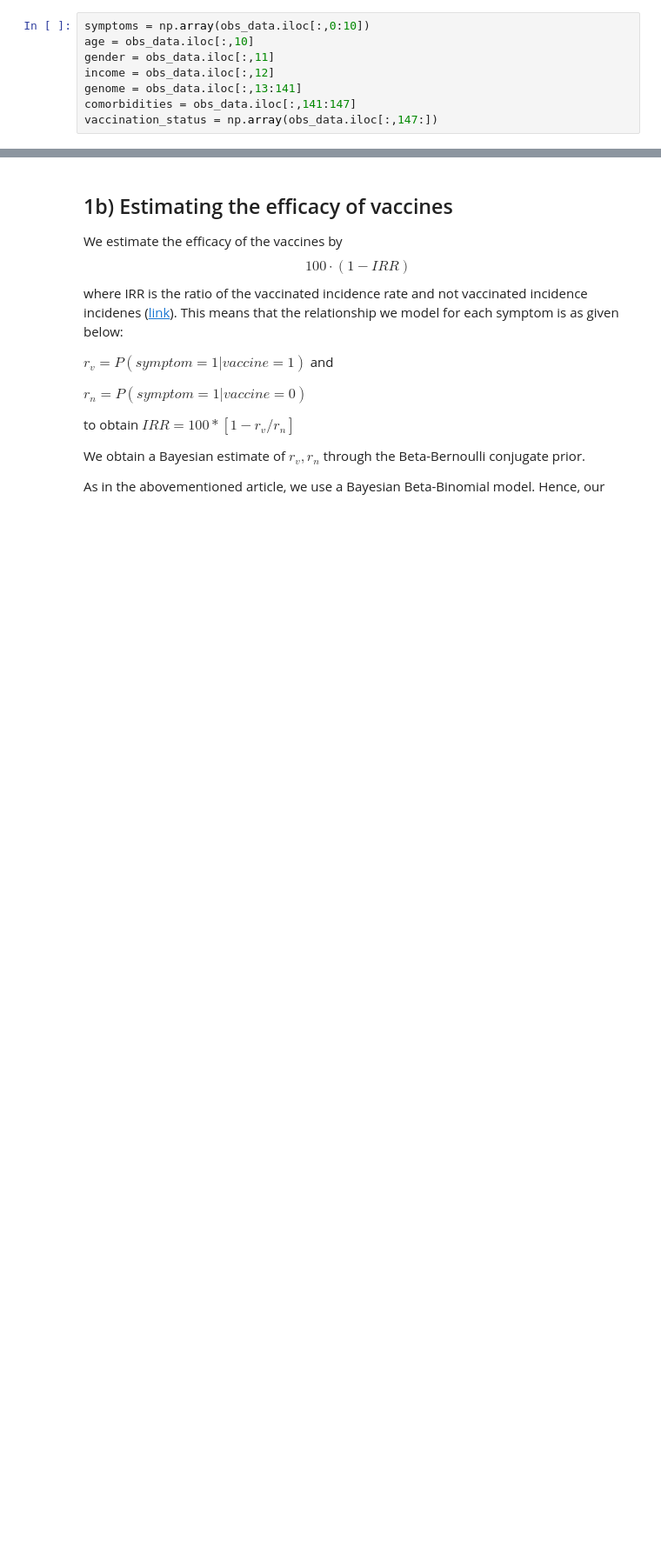
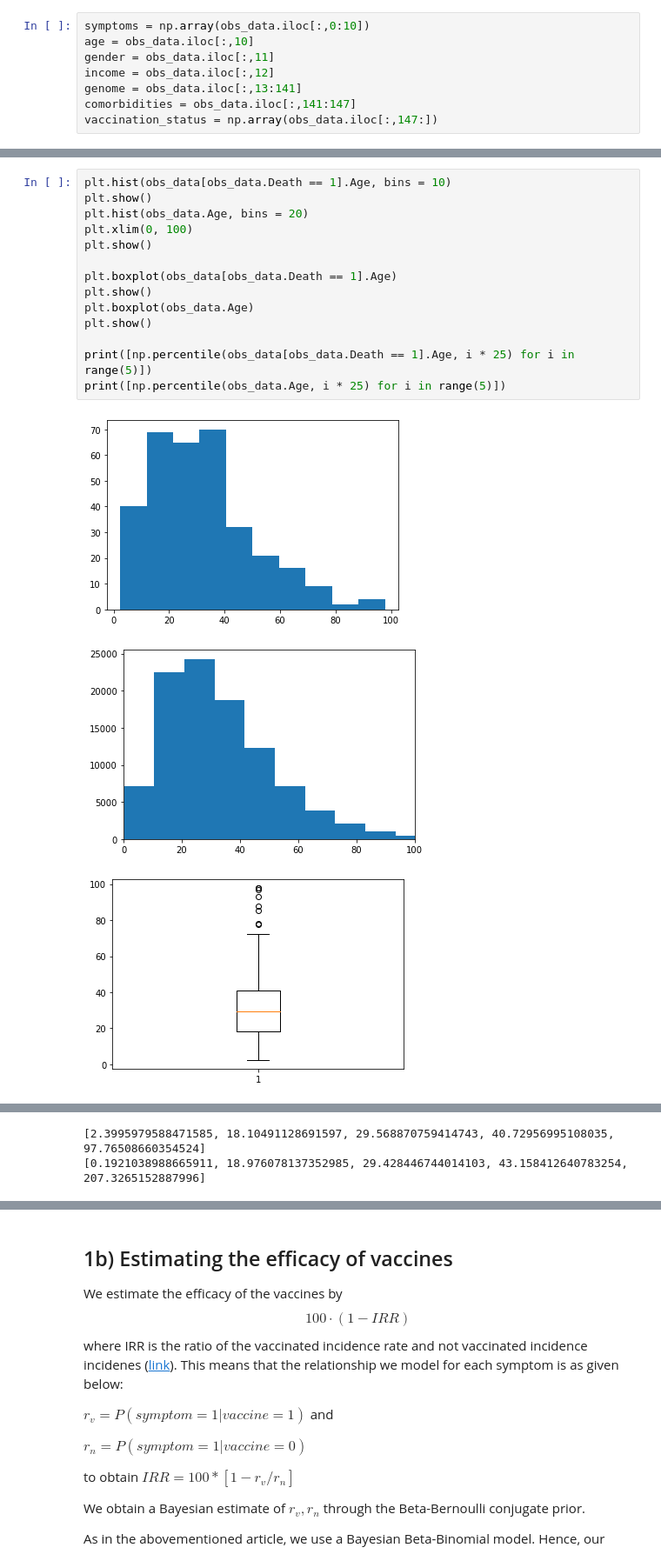
Before and after one commit to rohullaa/bayesian_modeling, a Jupyter notebook: project1.ipynb, the cells around one changed output, grey strips where cells are left out. Shown at 87% size. Saved outputs shown, nothing was run; the diff lists cells and outputs as text; blank space fills up the shorter version.

```diff
--- a/project1.ipynb
+++ b/project1.ipynb
@@ -171,0 +651,18 @@ select_0
+# %%
+plt.hist(obs_data[obs_data.Death == 1].Age, bins = 10)
+plt.show()
+plt.hist(obs_data.Age, bins = 20)
+plt.xlim(0, 100)
+plt.show()
+
+plt.boxplot(obs_data[obs_data.Death == 1].Age)
+plt.show()
+plt.boxplot(obs_data.Age)
+plt.show()
+
+print([np.percentile(obs_data[obs_data.Death == 1].Age, i * 25) for i in range(5)])
+print([np.percentile(obs_data.Age, i * 25) for i in range(5)])
+# %% [output]
+[figure, added]
+[figure, added]
+[figure, added]
@@ -171,0 +670,2 @@ select_0
+[2.3995979588471585, 18.10491128691597, 29.568870759414743, 40.72956995108035, 97.76508660354524]
+[0.1921038988665911, 18.976078137352985, 29.428446744014103, 43.158412640783254, 207.3265152887996]
```
Also changed, not shown: parts of 49 cells of this notebook.
